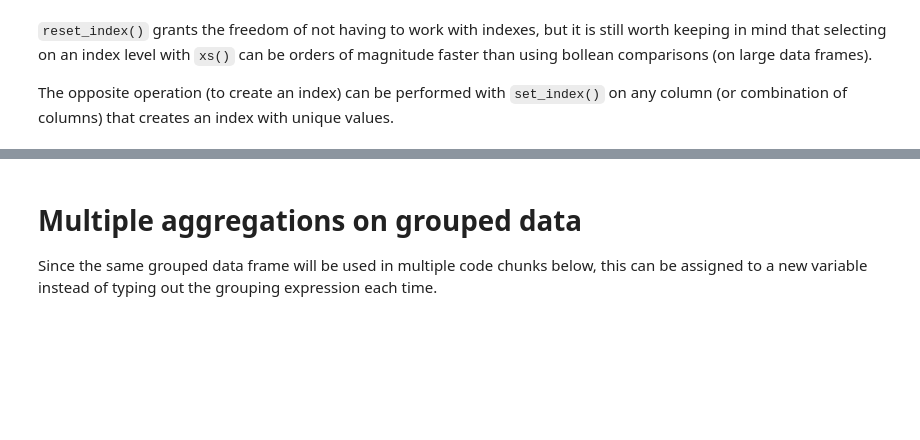
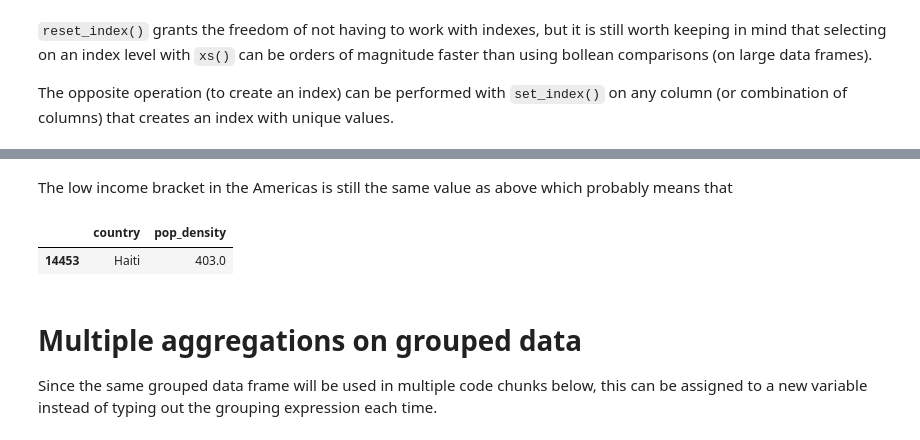
Before and after one commit to UofTCoders/2018-09-10-utoronto, a Jupyter notebook: code/2-dataframes-gapminder.ipynb, the cells around one changed output, grey strips where cells are left out. Cells and saved outputs as stored; diff of their text form; code cells hidden in the pictures; blank space fills up the shorter version.

```diff
--- a/code/2-dataframes-gapminder.ipynb
+++ b/code/2-dataframes-gapminder.ipynb
@@ -1093,3 +1087,11 @@ asia_pop_density.set_index(['region', 'income_group'])
+# %% [markdown]
+The low income bracket in the Americas is still the same value as above which probably means that
+# %%
+# This will be a challenge
+world_data_2018.loc[(world_data['region'] == 'Americas') & (world_data['income_group'] == 'Low'), ['country', 'pop_density']]
+# %% [output]
+|  | country | pop_density |
+| 14453 | Haiti | 403.0 |
 # %% [markdown]
 # Multiple aggregations on grouped data
 
```
Also changed, not shown: parts of 49 cells of this notebook.
